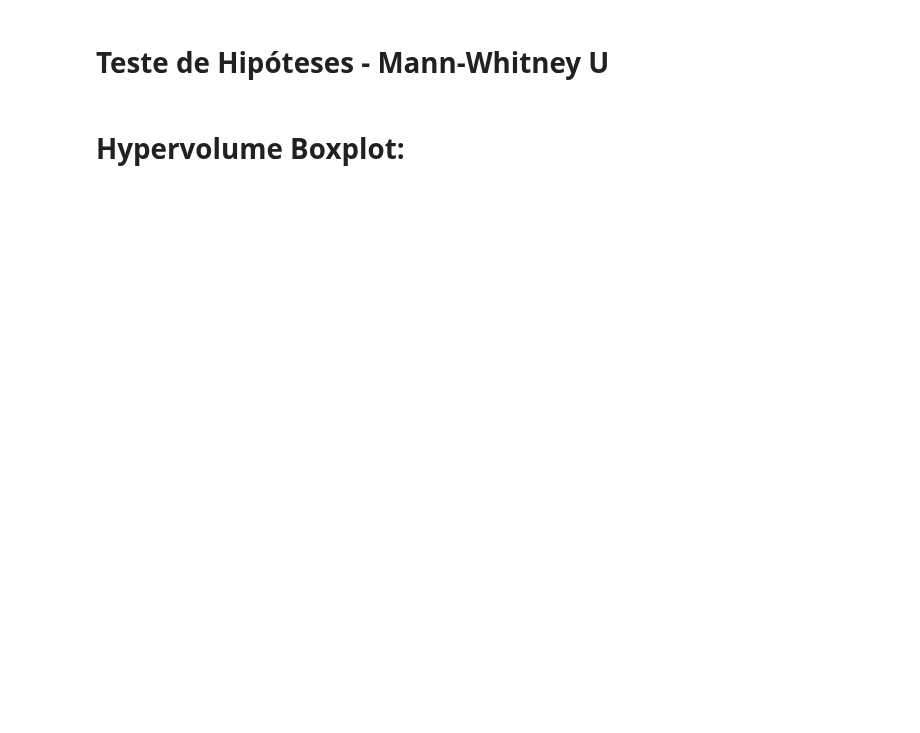
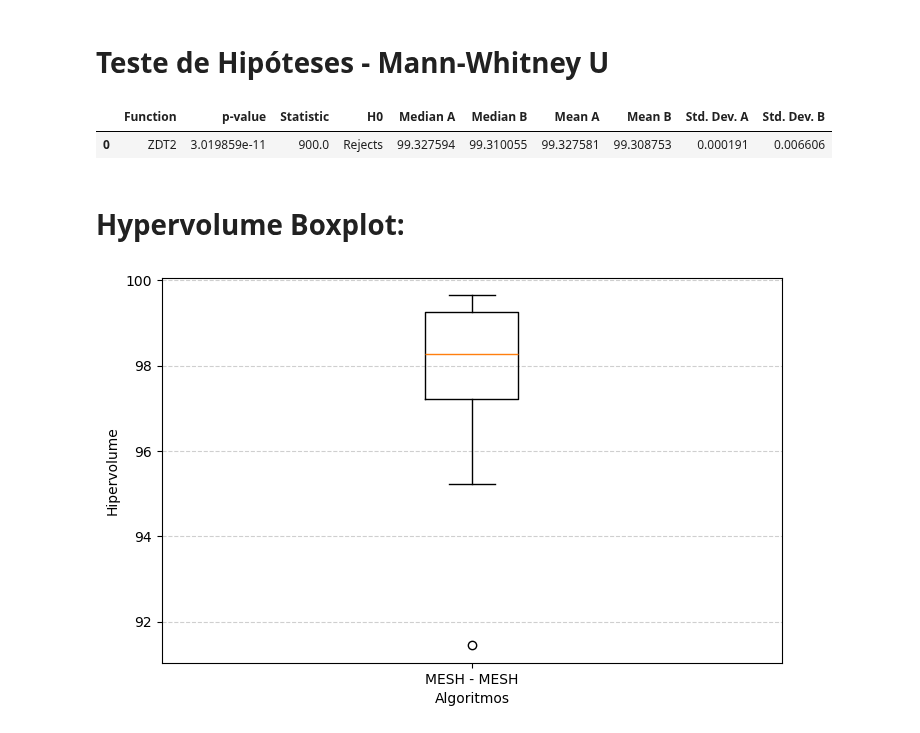
Before and after one commit to LeoVAF/Mesh-python, a Jupyter notebook: scripts/notebooks/metrics.ipynb, the cells around one changed output. Cells and saved outputs as stored; diff of their text form; code cells hidden in the pictures; blank space fills up the shorter version.

Commit message:
Atualiza os códigos para integrar a coleta dos resultados da implementação original do MESH

```diff
--- a/scripts/notebooks/metrics.ipynb
+++ b/scripts/notebooks/metrics.ipynb
@@ -13,17 +14,18 @@ import statistics
 #################### CUSTOMIZABLE ####################
 
 # Experiment configuration
-experiment_names = ['dtlz3']
-objective_dim = 3
+experiment_names = ['zdt2']
+objective_dim = 2
 position_dim = 10
 
 # Choosing the files
-choose_global_best_attribution_type = [0] # [0, 1, 2, 3]
-choose_Xr_pool_type = [0] # [0, 1, 2]
-choose_DE_mutation_type = [0] # [0, 1, 2, 3, 4]
+choose_global_best_attribution_type = [0,1] # [0, 1, 2, 3]
+choose_Xr_pool_type = [0,1,2] # [0, 1, 2]
+choose_DE_mutation_type = [0,1,2,3,4] # [0, 1, 2, 3, 4]
 
-# Consider NSGA-II results
-insert_nsga = False
+# Consider other results
+insert_nsga2 = True
+insert_old_mesh = True
 
 # Create the hypervolume indicator
 ref_point = np.array([10] * objective_dim)
@@ -92,9 +120,10 @@ print(df.to_latex(index=False, float_format="%.3f", escape=False, column_format=
 # %%
 # Significance level
 alpha = 0.05
+
 # Store the groups for the Mann-Whitney U test
 results_a = results_mesh
-results_b = results_nsga
+results_b = results_nsga2
 
 # Create the pandas DataFrame columns
 columns = ['Function', 'p-value', 'Statistic', 'H0', 'Median A', 'Median B', 'Mean A', 'Mean B', 'Std. Dev. A', 'Std. Dev. B']
@@ -117,6 +146,9 @@ for i in range(min(len(results_a), len(results_b))):
 # Create the DataFrame for the Mann-Whitney U test results
 df_statistic = pd.DataFrame(test_data, columns=columns)
 df_statistic
+# %% [output]
+|  | Function | p-value | Statistic | H0 | Median A | Median B | Mean A | Mean B | Std. Dev. A | Std. Dev. B |
+| 0 | ZDT2 | 3.019859e-11 | 900.0 | Rejects | 99.327594 | 99.310055 | 99.327581 | 99.308753 | 0.000191 | 0.006606 |
 # %% [markdown]
 # Hypervolume Boxplot:
 # %%
@@ -127,7 +159,7 @@ choose_global_best_attribution_type = [0] # [0, 1, 2, 3]
 choose_Xr_pool_type = [0] # [0, 1, 2]
 choose_DE_mutation_type = [0] # [0, 1, 2, 3, 4]
 # Consider NSGA-II results
-insert_nsga = False
+insert_nsga2 = False
 
 
 # Name of chosen files
@@ -138,44 +170,46 @@ file_names_mesh = [
         for k in choose_DE_mutation_type
     ]
 # Name of NSGA-II files
-file_names_nsga = []
-if insert_nsga:
-  file_names_nsga.extend(['NSGA2_' + experiment_name + '.pkl'])
+file_names_nsga2 = []
+if insert_nsga2:
+  file_names_nsga2.extend(['NSGA2_' + experiment_name + '.pkl'])
 
 # Take the results
 results_mesh = []
-results_nsga = []
+results_nsga2 = []
 for i in range(len(file_names_mesh)):
   with open("../results/" + file_names_mesh[i], "rb") as f:
     results_mesh.append(pickle.load(f))
-for i in range(len(file_names_nsga)):
-  with open("../results/" + file_names_nsga[i], "rb") as f:
-    results_nsga.append(pickle.load(f))
+for i in range(len(file_names_nsga2)):
+  with open("../results/" + file_names_nsga2[i], "rb") as f:
+    results_nsga2.append(pickle.load(f))
 
 # Get MESH hypervolumes
 data = []
 for i, fn in enumerate(file_names_mesh):
   HVs = []
   r = results_mesh[i]
   for j in range(len(results_mesh[i])-1):
     HVs.append(indicator(r[j+1]["F"]))
   data.append(HVs)
 # Get NSGA-II hypervolumes if applicable
-for i in range(len(file_names_nsga)):
+for i in range(len(file_names_nsga2)):
   HVs = []
-  r = results_nsga[i]
-  for j in range(len(results_nsga[i])-1):
+  r = results_nsga2[i]
+  for j in range(len(results_nsga2[i])-1):
     HVs.append(indicator(r[j+1]["F"]))
   data.append(HVs)
 
 # Creating a boxplot
-labels = ['MESH - ' + fn.split('_', 1)[0] for fn in file_names_mesh] + (['NSGA-II'] if insert_nsga else [])
+labels = ['MESH - ' + fn.split('_', 1)[0] for fn in file_names_mesh] + (['NSGA-II'] if insert_nsga2 else [])
 plt.figure(figsize=(8, 5))
 plt.boxplot(data, tick_labels=labels, showmeans=False)
 
 # Titles and labels
 # plt.title('Hypervolume - ' + experiment_name.upper(), fontsize=14)
 plt.xlabel('Algoritmos') # plt.xlabel('Algorithms')
 plt.ylabel('Hipervolume') # plt.ylabel('Hypervolume')
 plt.grid(True, axis='y', linestyle='--', alpha=0.6)
 plt.show()
+# %% [output]
+[figure, added]
```
Also changed, not shown: parts of 3 cells of this notebook, 1 other file.
